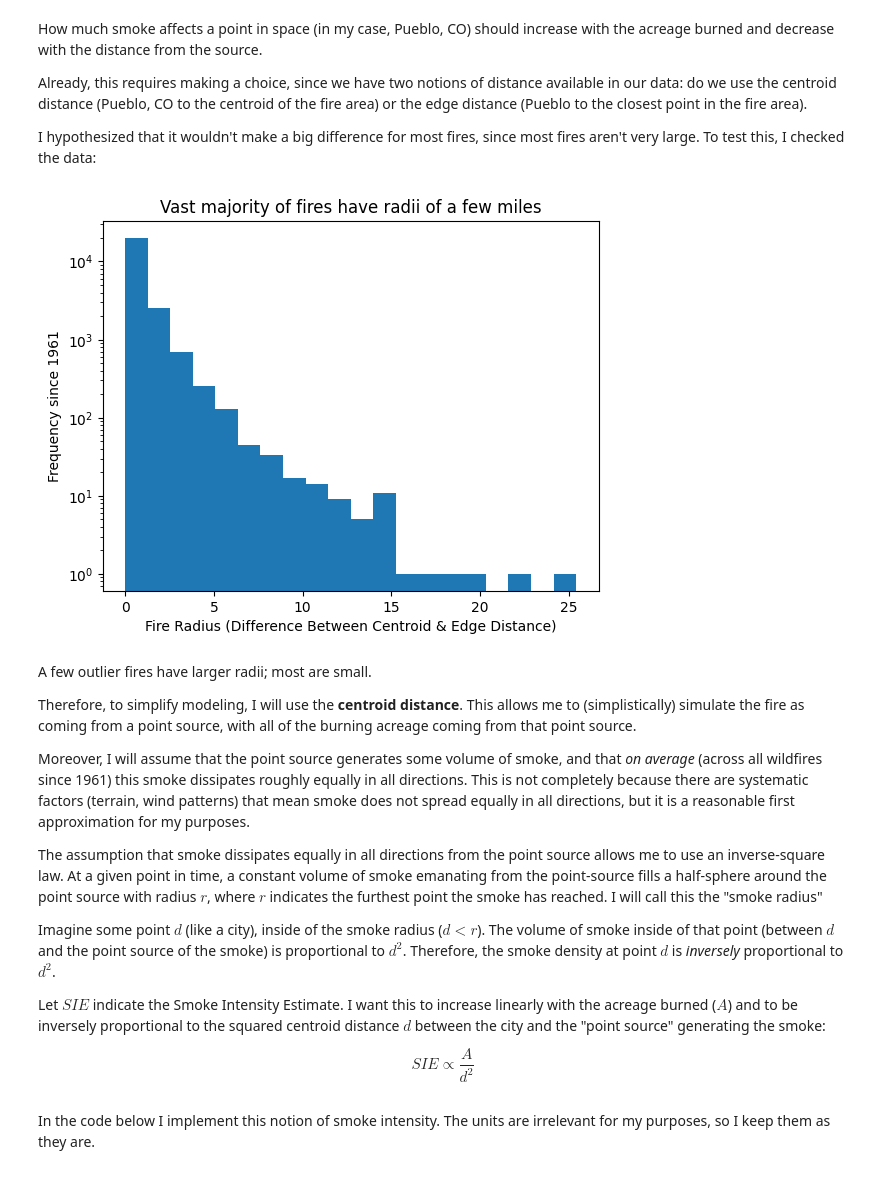
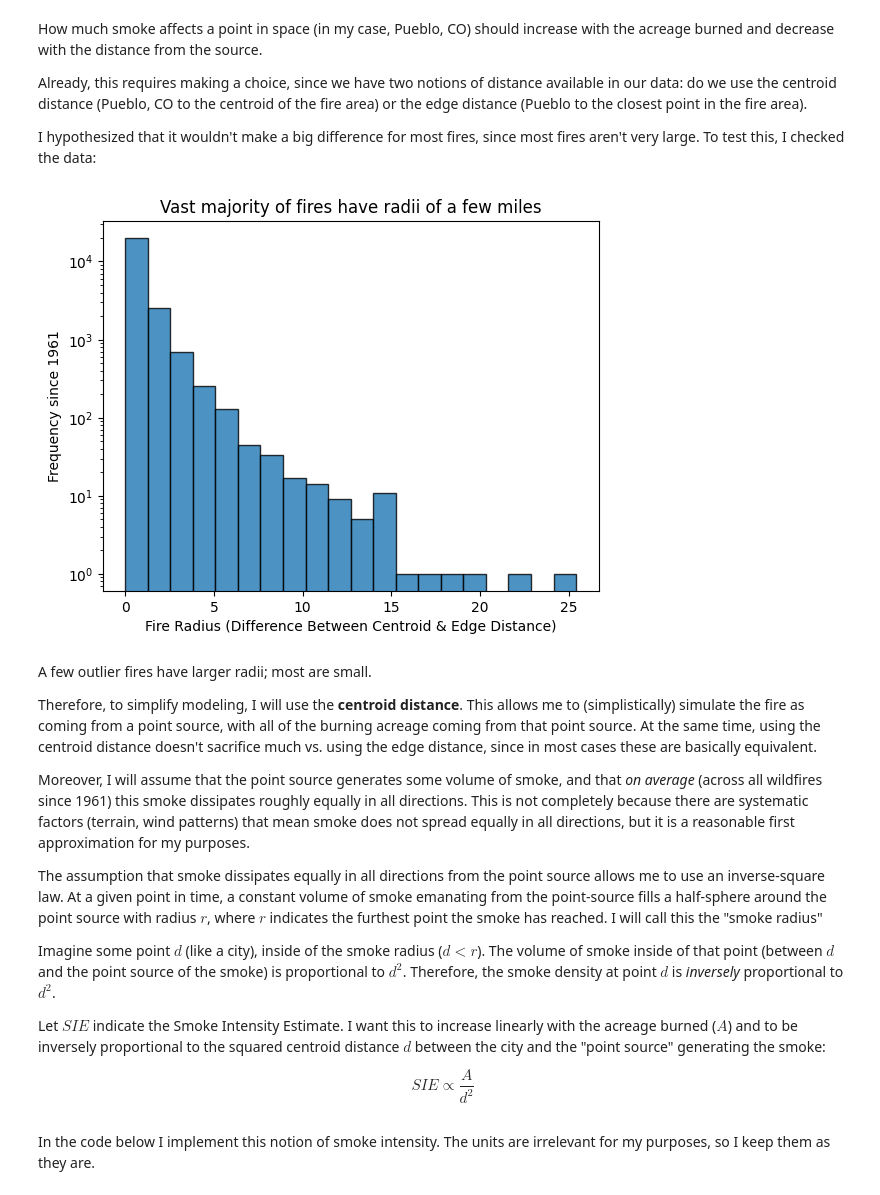
Before and after one commit to voglerdaniel/data-512-final-project, a Jupyter notebook: code/combining_distance_and_aqi.ipynb, the cells around one changed output. Drawn from its saved outputs; the diff is of its cells as text; code cells hidden in the pictures.

```diff
--- a/code/combining_distance_and_aqi.ipynb
+++ b/code/combining_distance_and_aqi.ipynb
@@ -216,19 +214,19 @@ I hypothesized that it wouldn't make a big difference for most fires, since most
 # %%
 fire_radius = close_wildfires_since1961["centroid_distance_to_pueblo"] - \
     close_wildfires_since1961["shortest_distance_to_pueblo"]
 
-plt.hist(fire_radius, bins=20)
+plt.hist(fire_radius, bins=20, alpha=0.8, edgecolor="black")
 plt.yscale("log")
 plt.title("Vast majority of fires have radii of a few miles")
 plt.xlabel("Fire Radius (Difference Between Centroid & Edge Distance)")
 plt.ylabel("Frequency since 1961")
 plt.show()
 # %% [output]
-[figure, old version]
+[figure, new version]
 # %% [markdown]
 A few outlier fires have larger radii; most are small.
 
-Therefore, to simplify modeling, I will use the **centroid distance**. This allows me to (simplistically) simulate the fire as coming from a point source, with all of the burning acreage coming from that point source.
+Therefore, to simplify modeling, I will use the **centroid distance**. This allows me to (simplistically) simulate the fire as coming from a point source, with all of the burning acreage coming from that point source. At the same time, using the centroid distance doesn't sacrifice much vs. using the edge distance, since in most cases these are basically equivalent.
 
 Moreover, I will assume that the point source generates some volume of smoke, and that _on average_ (across all wildfires since 1961) this smoke dissipates roughly equally in all directions. This is not completely because there are systematic factors (terrain, wind patterns) that mean smoke does not spread equally in all directions, but it is a reasonable first approximation for my purposes.
 
```
Also changed, not shown: parts of 8 cells of this notebook, 2 other files.
